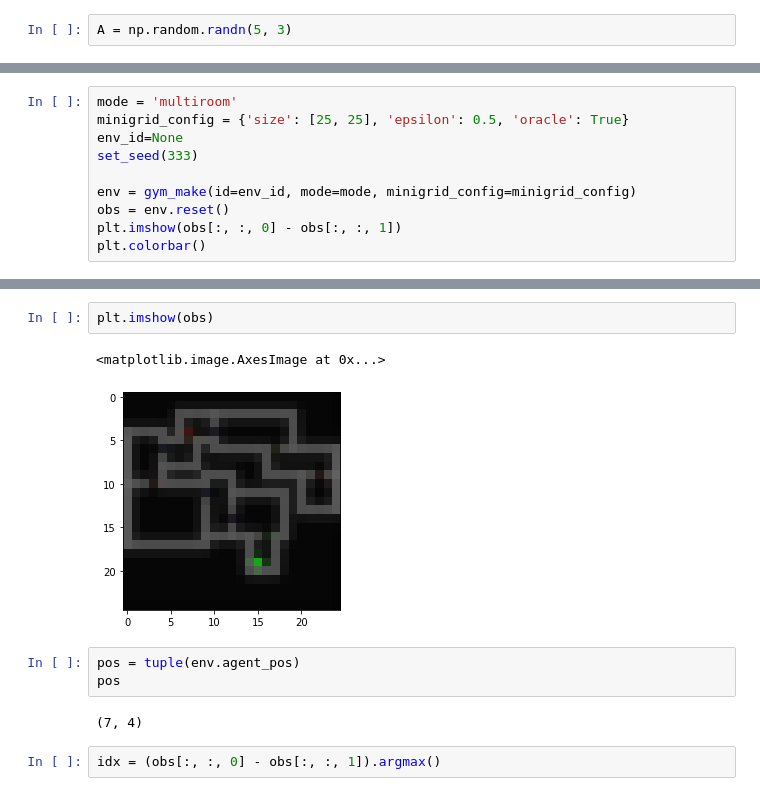
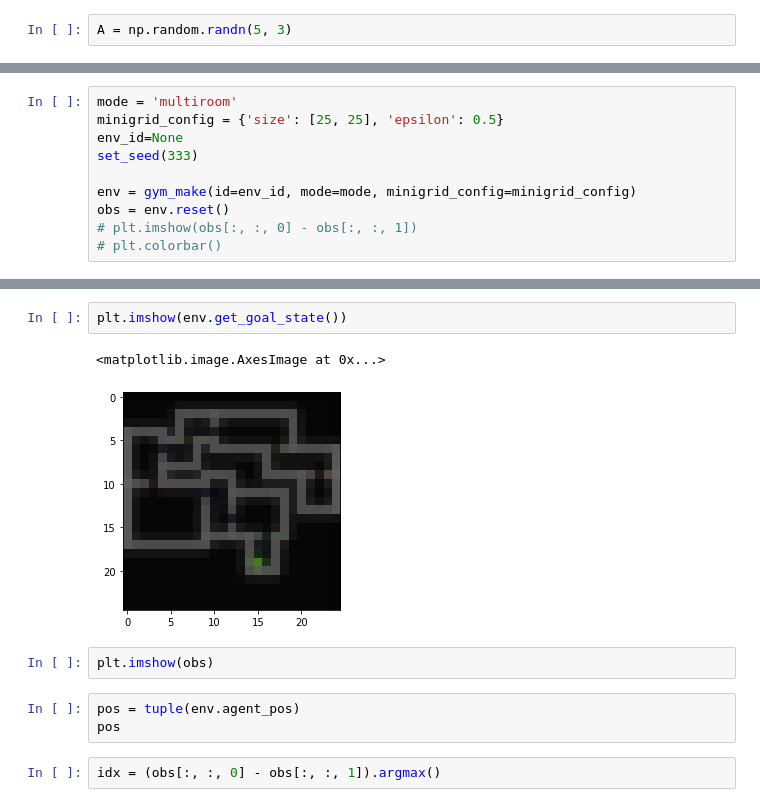
Before and after one commit to 2016choang/sfl, a Jupyter notebook: playground/new-envs.ipynb, the cells around one changed output, grey strips where cells are left out. Drawn from its saved outputs; the diff is of its cells as text.

```diff
--- a/playground/new-envs.ipynb
+++ b/playground/new-envs.ipynb
@@ -31,12 +174,12 @@ A = np.random.randn(5, 3)
 # %%
 mode = 'multiroom'
-minigrid_config = {'size': [25, 25], 'epsilon': 0.5, 'oracle': True}
+minigrid_config = {'size': [25, 25], 'epsilon': 0.5}
 env_id=None
 set_seed(333)
 
 env = gym_make(id=env_id, mode=mode, minigrid_config=minigrid_config)
 obs = env.reset()
-plt.imshow(obs[:, :, 0] - obs[:, :, 1])
-plt.colorbar()
+# plt.imshow(obs[:, :, 0] - obs[:, :, 1])
+# plt.colorbar()
 # %% [output]
 using seed 333
@@ -45,13 +195,13 @@ using seed 333
+# %%
+plt.imshow(env.get_goal_state())
+# %% [output]
+<matplotlib.image.AxesImage at 0x...>
+[figure, added]
 # %%
 plt.imshow(obs)
-# %% [output]
-<matplotlib.image.AxesImage at 0x...>
-[figure, removed]
 # %%
 pos = tuple(env.agent_pos)
 pos
-# %% [output]
-(7, 4)
 # %%
 idx = (obs[:, :, 0] - obs[:, :, 1]).argmax()
 # %%
```
Also changed, not shown: parts of 35 cells of this notebook, 8 other files.
